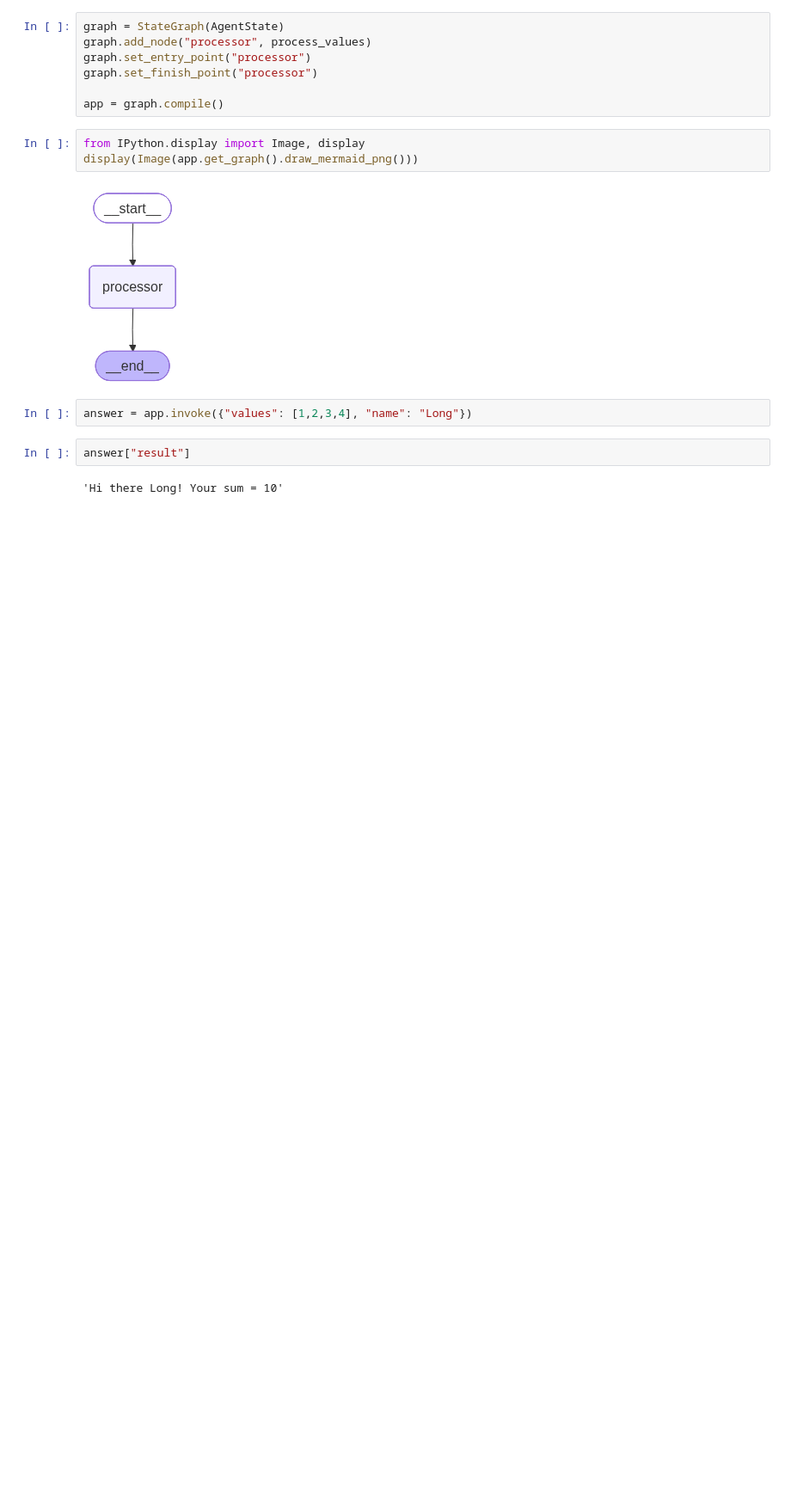
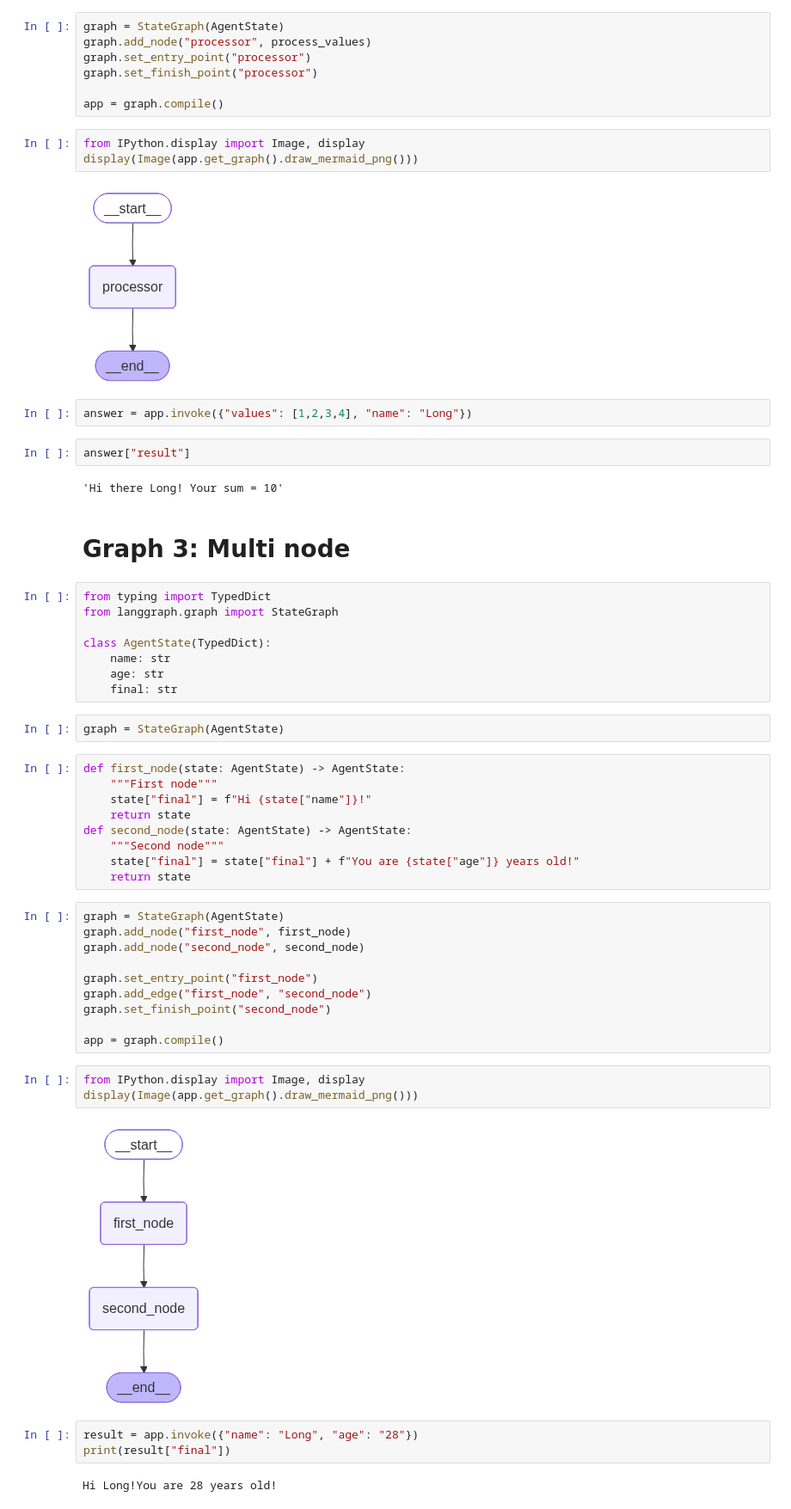
Before and after one commit to hoang98long/viettree-agent-customer-service, a Jupyter notebook: demo_graph.ipynb, the cells around one changed output. Shown at 86% size. Cells and saved outputs as stored; diff of their text form; blank space fills up the shorter version.

```diff
--- a/demo_graph.ipynb
+++ b/demo_graph.ipynb
@@ -63,3 +63,44 @@ answer = app.invoke({"values": [1,2,3,4], "name": "Long"})
 answer["result"]
 # %% [output]
 'Hi there Long! Your sum = 10'
+# %% [markdown]
+# Graph 3: Multi node
+# %%
+from typing import TypedDict
+from langgraph.graph import StateGraph
+
+class AgentState(TypedDict):
+    name: str
+    age: str
+    final: str
+# %%
+graph = StateGraph(AgentState)
+# %%
+def first_node(state: AgentState) -> AgentState:
+    """First node"""
+    state["final"] = f"Hi {state["name"]}!"
+    return state
+def second_node(state: AgentState) -> AgentState:
+    """Second node"""
+    state["final"] = state["final"] + f"You are {state["age"]} years old!"
+    return state
+# %%
+graph = StateGraph(AgentState)
+graph.add_node("first_node", first_node)
+graph.add_node("second_node", second_node)
+
+graph.set_entry_point("first_node")
+graph.add_edge("first_node", "second_node")
+graph.set_finish_point("second_node")
+
+app = graph.compile()
+# %%
+from IPython.display import Image, display
+display(Image(app.get_graph().draw_mermaid_png()))
+# %% [output]
+[figure, added]
+# %%
+result = app.invoke({"name": "Long", "age": "28"})
+print(result["final"])
+# %% [output]
+Hi Long!You are 28 years old!
```
Also changed, not shown: parts of 8 cells of this notebook.
